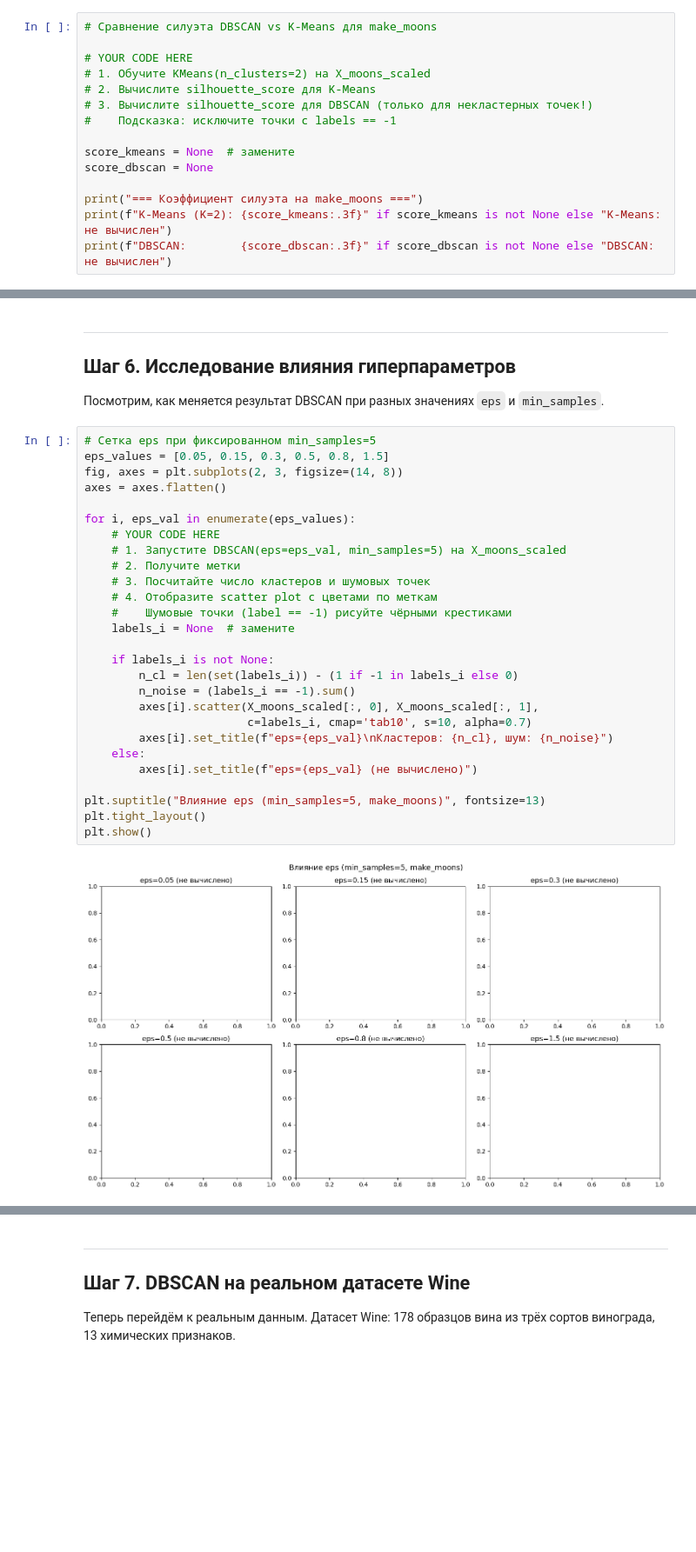
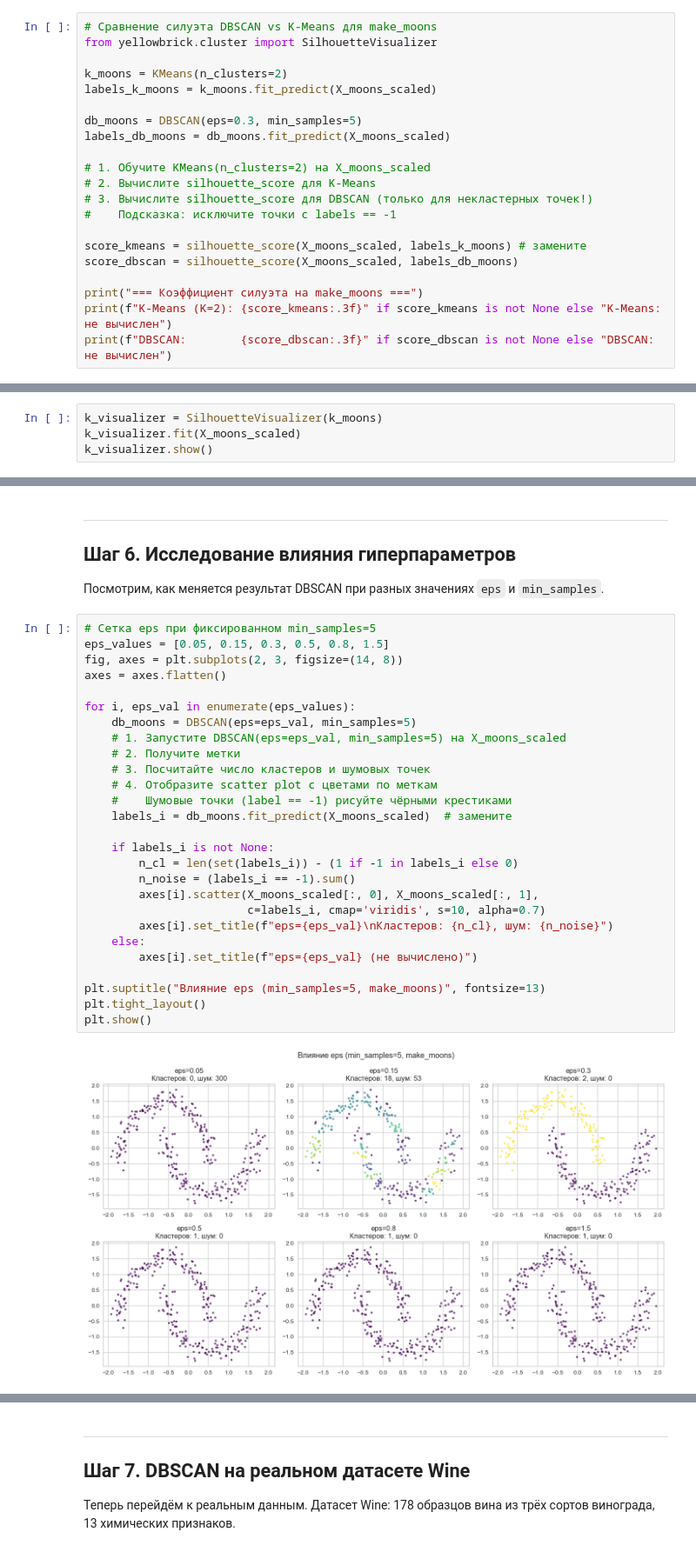
Before and after one commit to isachagit/ML_Homework, a Jupyter notebook: hw11_Clustering2/clustering2_practice_student.ipynb, the cells around one changed output, grey strips where cells are left out. Shown at 87% size. Drawn from its saved outputs; the diff is of its cells as text; blank space fills up the shorter version.

```diff
--- a/hw11_Clustering2/clustering2_practice_student.ipynb
+++ b/hw11_Clustering2/clustering2_practice_student.ipynb
@@ -225,15 +225,21 @@ plt.show()
 ## Шаг 5. Сравнение DBSCAN и K-Means на нелинейных данных
 # %%
 # Сравнение силуэта DBSCAN vs K-Means для make_moons
+from yellowbrick.cluster import SilhouetteVisualizer
 
-# YOUR CODE HERE
+k_moons = KMeans(n_clusters=2)
+labels_k_moons = k_moons.fit_predict(X_moons_scaled)
+
+db_moons = DBSCAN(eps=0.3, min_samples=5)
+labels_db_moons = db_moons.fit_predict(X_moons_scaled)
+
 # 1. Обучите KMeans(n_clusters=2) на X_moons_scaled
 # 2. Вычислите silhouette_score для K-Means
 # 3. Вычислите silhouette_score для DBSCAN (только для некластерных точек!)
 #    Подсказка: исключите точки с labels == -1
 
-score_kmeans = None  # замените
-score_dbscan = None
+score_kmeans = silhouette_score(X_moons_scaled, labels_k_moons) # замените
+score_dbscan = silhouette_score(X_moons_scaled, labels_db_moons)
 
 print("=== Коэффициент силуэта на make_moons ===")
 print(f"K-Means (K=2): {score_kmeans:.3f}" if score_kmeans is not None else "K-Means: не вычислен")
@@ -244,0 +251,4 @@ DBSCAN: не вычислен
+# %%
+k_visualizer = SilhouetteVisualizer(k_moons)
+k_visualizer.fit(X_moons_scaled)
+k_visualizer.show()
@@ -252,30 +267,30 @@ DBSCAN: не вычислен
 # %%
 # Сетка eps при фиксированном min_samples=5
 eps_values = [0.05, 0.15, 0.3, 0.5, 0.8, 1.5]
 fig, axes = plt.subplots(2, 3, figsize=(14, 8))
 axes = axes.flatten()
 
 for i, eps_val in enumerate(eps_values):
-    # YOUR CODE HERE
+    db_moons = DBSCAN(eps=eps_val, min_samples=5)
     # 1. Запустите DBSCAN(eps=eps_val, min_samples=5) на X_moons_scaled
     # 2. Получите метки
     # 3. Посчитайте число кластеров и шумовых точек
     # 4. Отобразите scatter plot с цветами по меткам
     #    Шумовые точки (label == -1) рисуйте чёрными крестиками
-    labels_i = None  # замените
+    labels_i = db_moons.fit_predict(X_moons_scaled)  # замените
 
     if labels_i is not None:
         n_cl = len(set(labels_i)) - (1 if -1 in labels_i else 0)
         n_noise = (labels_i == -1).sum()
         axes[i].scatter(X_moons_scaled[:, 0], X_moons_scaled[:, 1],
-                        c=labels_i, cmap='tab10', s=10, alpha=0.7)
+                        c=labels_i, cmap='viridis', s=10, alpha=0.7)
         axes[i].set_title(f"eps={eps_val}\nКластеров: {n_cl}, шум: {n_noise}")
     else:
         axes[i].set_title(f"eps={eps_val} (не вычислено)")
 
 plt.suptitle("Влияние eps (min_samples=5, make_moons)", fontsize=13)
 plt.tight_layout()
 plt.show()
 # %% [output]
-[figure, old version]
+[figure, new version]
 # %% [markdown]
```
Also changed, not shown: parts of 14 cells of this notebook.
